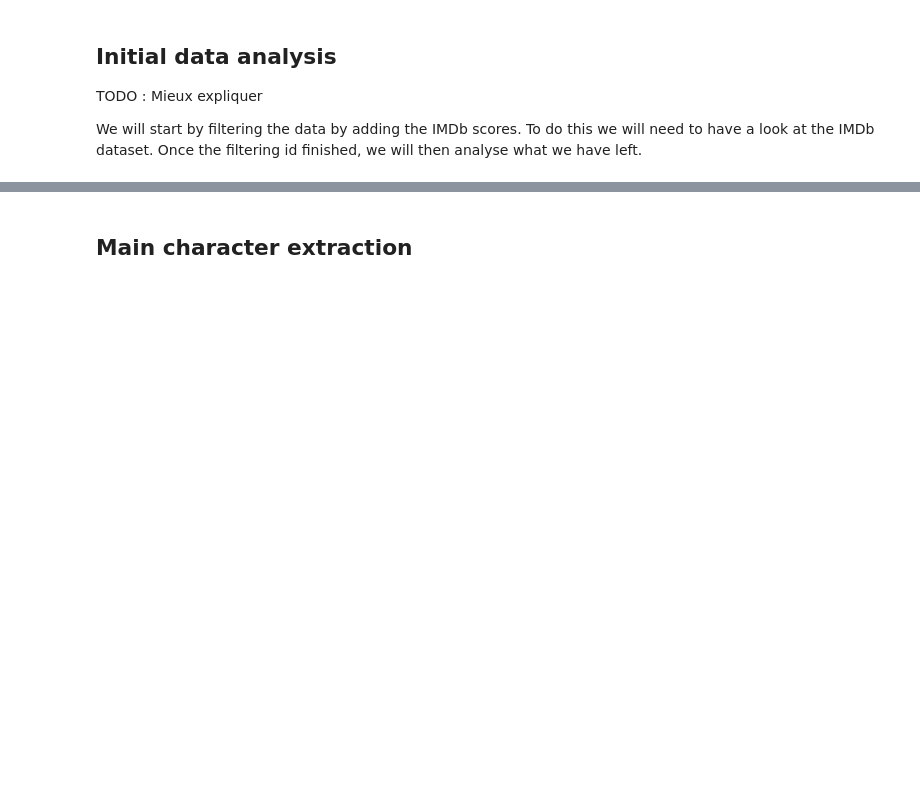
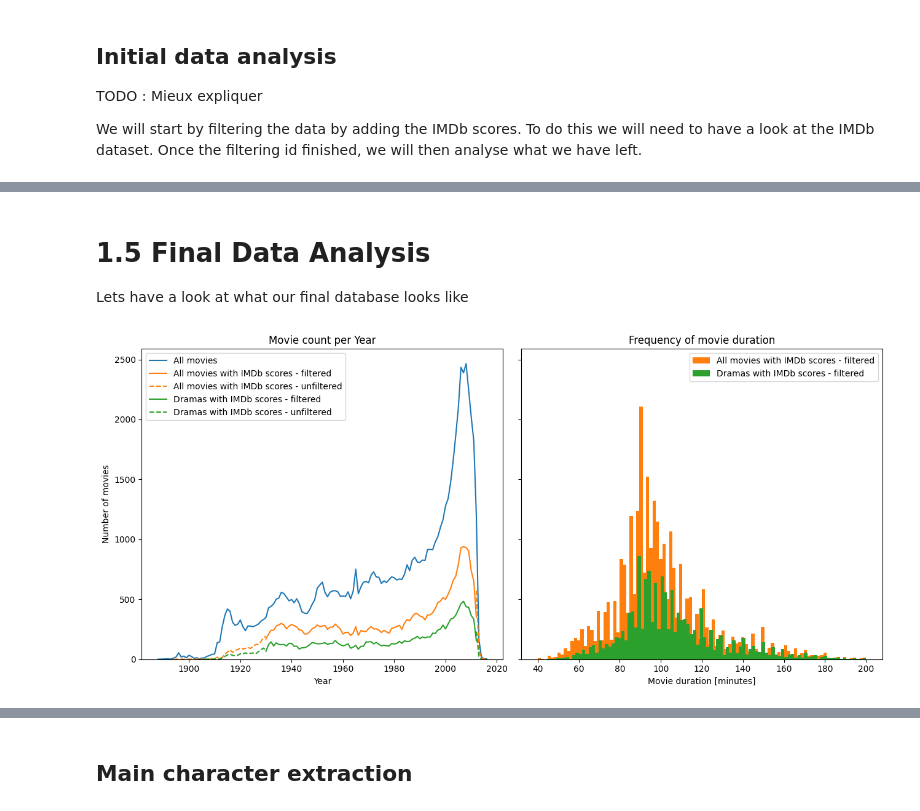
Before and after one commit to epfl-ada/ada-2023-project-dromadaire, a Jupyter notebook: P2.ipynb, the cells around one changed output, grey strips where cells are left out. Drawn from its saved outputs; the diff is of its cells as text; code cells hidden in the pictures; blank space fills up the shorter version.

Commit message:
Commented and explained + graph update

```diff
--- a/P2.ipynb
+++ b/P2.ipynb
@@ -292,0 +285,73 @@ This is more what we where expecting, an exponential growth in films, exploding
+# %%
+#Save an unfieltered version of movies
+movies_uf = movies.copy()
+# TODO: Comments
+def get_top_actors(movies, imdb_principals, top_n=3):
+    imdb_principal_actors = imdb_principals.query('category == "actor" | category == "actress"')
+    imdb_principal_actors_valid = imdb_principal_actors[(imdb_principal_actors["IMDb_ID"].isin(movies["IMDb_ID"].values.tolist())) &
+                                                        (imdb_principal_actors["ordering"] <= top_n)]
+
+# There are outliers in the film duration. We are removing them to standardise our data
+max_movie_runtime = 200 #minutes
+min_movie_runtime = 40 #minutes
+movies = movies.query('`Movie runtime` <= @max_movie_runtime and `Movie runtime` >= @min_movie_runtime').copy()
+
+# To ensure enough films are available per year, we are removing the older and newer years
+max_movie_year = 2012
+min_movie_year = 1930
+movies = movies.query('`Movie release date` <= @max_movie_year and `Movie release date` >= @min_movie_year').copy()
+# %% [markdown]
+# 1.5 Final Data Analysis
+Lets have a look at what our final database looks like
+# %%
+# get unfiltered movies with IMDb scores -> We select that years  that will not be plotted withg the filtered data
+movies_ufR = movies_uf.query('`Movie release date` >= @max_movie_year').copy()
+movies_ufL = movies_uf.query('`Movie release date` <= @min_movie_year').copy()
+
+# get filtered and unfiltered drama movies
+drama_movies = movies[movies['Movie genres'].apply(lambda x: 'Drama' in x.values())]
+drama_movies_ufR = movies_uf[movies_uf['Movie genres'].apply(lambda x: 'Drama' in x.values())].query('`Movie release date` >= @max_movie_year').copy()
+drama_movies_ufL = movies_uf[movies_uf['Movie genres'].apply(lambda x: 'Drama' in x.values())].query('`Movie release date` <= @min_movie_year').copy()
+
+#There is a movie with a typo in the original dataset, we can change this manually
+meta_movie["Movie release date"][meta_movie["Movie release date"]==1010] = 2010
+
+# Count all movies without merging with IMDb
+all_movie_counts = meta_movie['Wikipedia movie ID'].groupby(meta_movie['Movie release date']).count()
+
+# Count movies after merging with IMDb with and wothout filtering
+movie_counts = movies['Wikipedia movie ID'].groupby(movies['Movie release date']).count()
+movie_counts_ufL = movies_ufL['Wikipedia movie ID'].groupby(movies_ufL['Movie release date']).count()
+movie_counts_ufR = movies_ufR['Wikipedia movie ID'].groupby(movies_ufR['Movie release date']).count()
+
+# Count drama movies aafter merging with IMDb with and without filtering
+drama_counts = drama_movies['Wikipedia movie ID'].groupby(drama_movies['Movie release date']).count()
+drama_counts_ufL = drama_movies_ufL['Wikipedia movie ID'].groupby(drama_movies_ufL['Movie release date']).count()
+drama_counts_ufR = drama_movies_ufR['Wikipedia movie ID'].groupby(drama_movies_ufR['Movie release date']).count()
+
+#       ----- PLOT -----
+fig, axes = plt.subplots(1, 2, figsize=(13, 6), sharey= True)
+
+# subplot 1: plot all movie counts
+axes[0].set_title('Movie count per Year')
+axes[0].set_ylabel('Number of movies')
+axes[0].set_xlabel('Year')
+axes[0].plot(all_movie_counts.index, all_movie_counts.values, color= 'C0', label= 'All movies')
+axes[0].plot(movie_counts.index, movie_counts.values, color= 'C1', label= 'All movies with IMDb scores - filtered')
+axes[0].plot(movie_counts_ufL.index, movie_counts_ufL.values, color= 'C1', linestyle = '--',label= 'All movies with IMDb scores - unfiltered')
+axes[0].plot(movie_counts_ufR.index, movie_counts_ufR.values, color= 'C1', linestyle = '--')
+axes[0].plot(drama_counts.index, drama_counts.values, color = 'C2', label='Dramas with IMDb scores - filtered')
+axes[0].plot(drama_counts_ufL.index, drama_counts_ufL.values, color ='C2', linestyle = '--', label='Dramas with IMDb scores - unfiltered')
+axes[0].plot(drama_counts_ufR.index, drama_counts_ufR.values, color ='C2', linestyle = '--')
+axes[0].legend(loc="upper left")
+
+axes[1].set_title('Frequency of movie duration')
+axes[1].set_xlabel('Movie duration [minutes]')
+axes[1].hist(movies['Movie runtime'], bins = 100, color = 'C1', label= 'All movies with IMDb scores - filtered')
+axes[1].hist(drama_movies['Movie runtime'], bins = 100, color = 'C2', label= 'Dramas with IMDb scores - filtered')
+axes[1].legend(loc="upper right")
+
+plt.tight_layout()
+plt.show()
+# %% [output]
+[figure, added]
```
Also changed, not shown: parts of 30 cells of this notebook.
